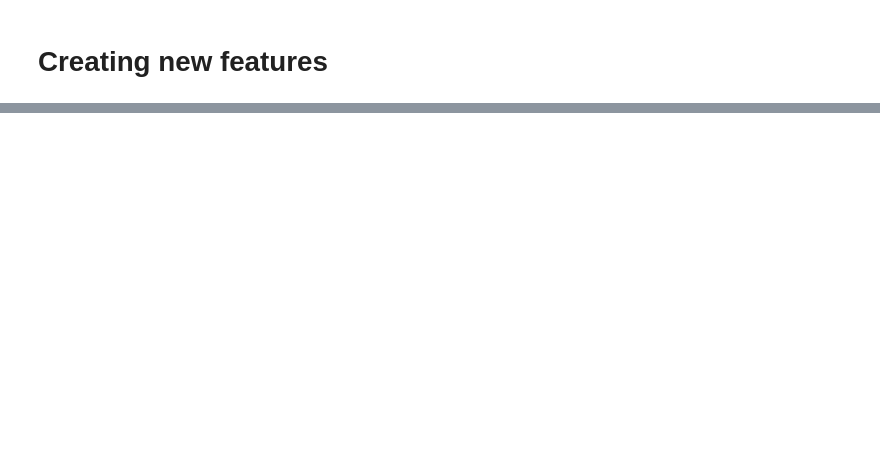
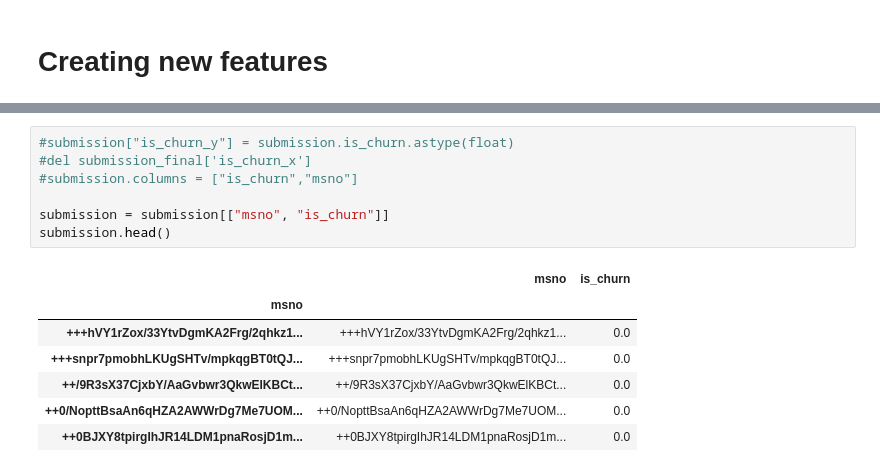
Before and after one commit to madliu/kkbox, a Jupyter notebook: KKBox - Python.ipynb, the cells around one changed output, grey strips where cells are left out. Saved outputs shown, nothing was run; the diff lists cells and outputs as text; blank space fills up the shorter version.

```diff
--- a/KKBox - Python.ipynb
+++ b/KKBox - Python.ipynb
@@ -146,0 +535,15 @@ train_set, val_set = train_test_split(members_train, test_size=0.2, random_state
+# %%
+#submission["is_churn_y"] = submission.is_churn.astype(float)
+#del submission_final['is_churn_x']
+#submission.columns = ["is_churn","msno"]
+
+submission = submission[["msno", "is_churn"]]
+submission.head()
+# %% [output]
+|  | msno | is_churn |
+| msno |  |  |
+| +++hVY1rZox/33YtvDgmKA2Frg/2qhkz1... | +++hVY1rZox/33YtvDgmKA2Frg/2qhkz1... | 0.0 |
+| +++snpr7pmobhLKUgSHTv/mpkqgBT0tQJ... | +++snpr7pmobhLKUgSHTv/mpkqgBT0tQJ... | 0.0 |
+| ++/9R3sX37CjxbY/AaGvbwr3QkwElKBCt... | ++/9R3sX37CjxbY/AaGvbwr3QkwElKBCt... | 0.0 |
+| ++0/NopttBsaAn6qHZA2AWWrDg7Me7UOM... | ++0/NopttBsaAn6qHZA2AWWrDg7Me7UOM... | 0.0 |
+| ++0BJXY8tpirgIhJR14LDM1pnaRosjD1m... | ++0BJXY8tpirgIhJR14LDM1pnaRosjD1m... | 0.0 |
```
Also changed, not shown: parts of 97 cells of this notebook, 4 other files.
